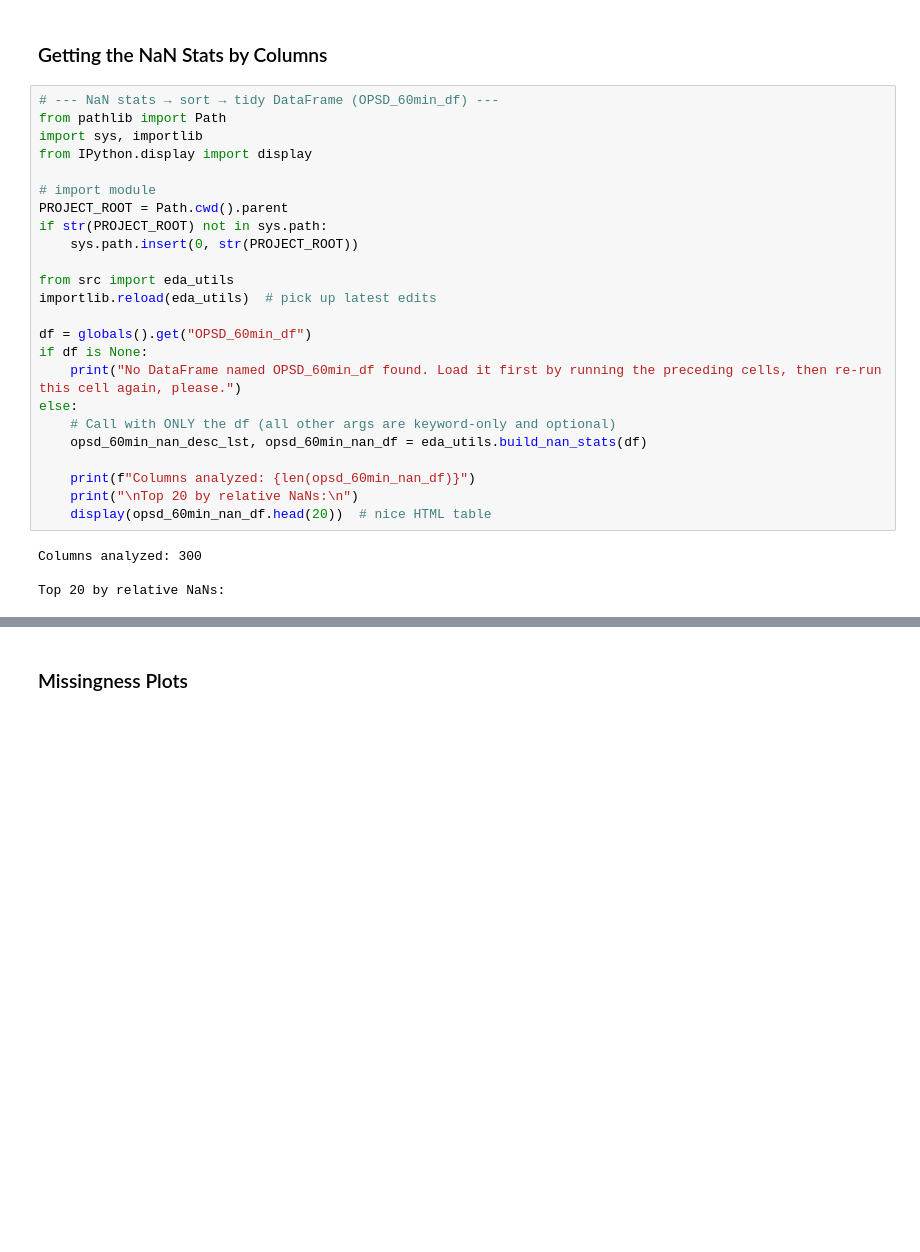
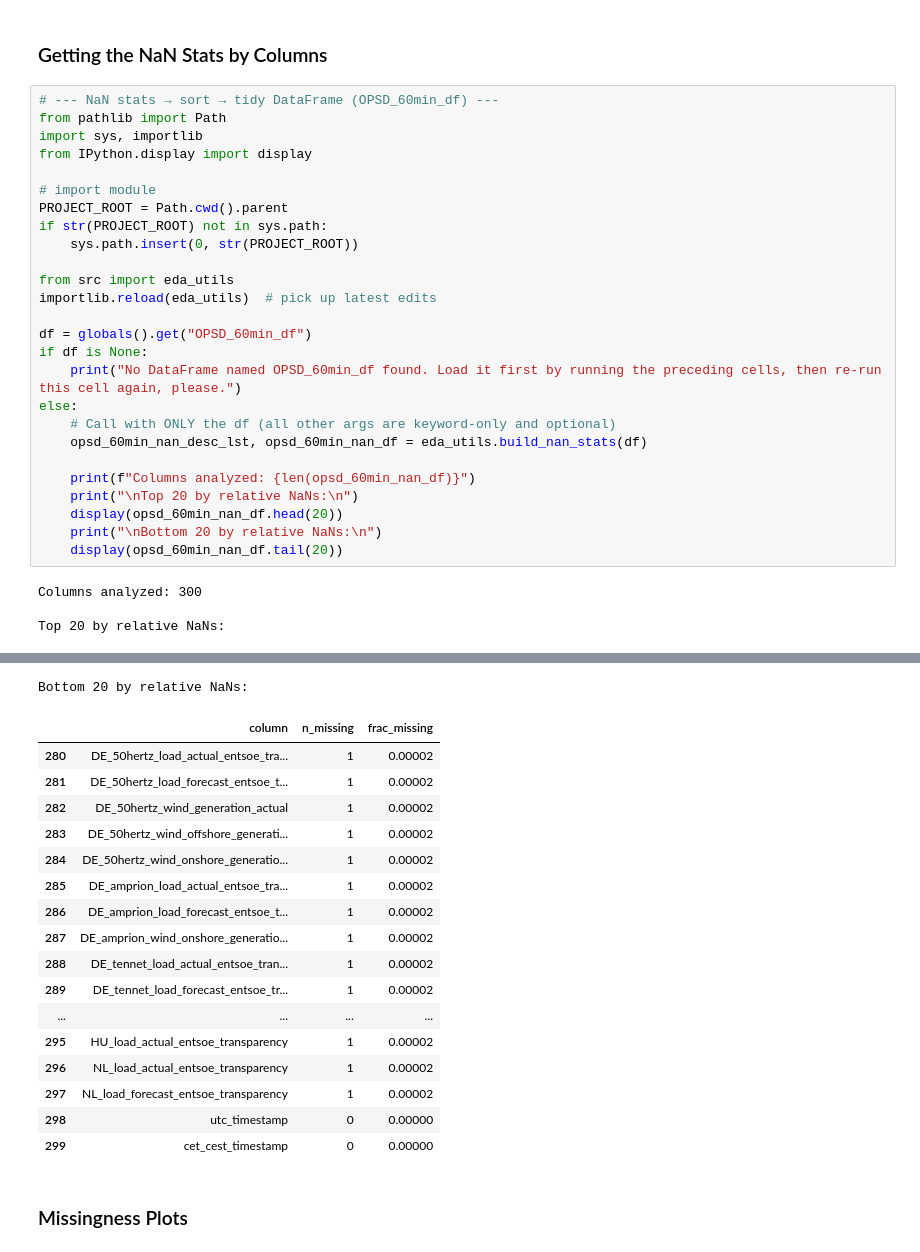
Before and after one commit to F-Skorz/electricity-demand-project, a Jupyter notebook: notebooks/01_OPSD_EDA.ipynb, the cells around one changed output, grey strips where cells are left out. Saved outputs shown, nothing was run; the diff lists cells and outputs as text; blank space fills up the shorter version.

```diff
--- a/notebooks/01_OPSD_EDA.ipynb
+++ b/notebooks/01_OPSD_EDA.ipynb
@@ -126,34 +145,54 @@ importlib.reload(eda_utils)  # pick up latest edits
 df = globals().get("OPSD_60min_df")
 if df is None:
     print("No DataFrame named OPSD_60min_df found. Load it first by running the preceding cells, then re-run this cell again, please.")
 else:
     # Call with ONLY the df (all other args are keyword-only and optional)
     opsd_60min_nan_desc_lst, opsd_60min_nan_df = eda_utils.build_nan_stats(df)
 
     print(f"Columns analyzed: {len(opsd_60min_nan_df)}")
     print("\nTop 20 by relative NaNs:\n")
-    display(opsd_60min_nan_df.head(20))  # nice HTML table
+    display(opsd_60min_nan_df.head(20))
+    print("\nBottom 20 by relative NaNs:\n")
+    display(opsd_60min_nan_df.tail(20))
 # %% [output]
 Columns analyzed: 300
 
 Top 20 by relative NaNs:
 |  | column | n_missing | frac_missing |
 | 0 | HR_solar_generation_actual | 50391 | 0.999802 |
 | 1 | HR_wind_onshore_generation_actual | 50379 | 0.999564 |
 | 2 | PT_wind_generation_actual | 47509 | 0.942620 |
 | 3 | PT_wind_offshore_generation_actual | 47509 | 0.942620 |
 | 4 | PL_solar_generation_actual | 46237 | 0.917383 |
 | 5 | HU_solar_generation_actual | 41436 | 0.822127 |
 | 6 | SK_wind_onshore_generation_actual | 40722 | 0.807960 |
 | 7 | NO_5_wind_onshore_generation_actual | 40132 | 0.796254 |
 | 8 | NO_1_wind_onshore_generation_actual | 35815 | 0.710601 |
 | 9 | DE_LU_load_forecast_entsoe_transp... | 33745 | 0.669530 |
 | ... | ... | ... | ... |
 | 15 | DE_LU_wind_offshore_generation_ac... | 32855 | 0.651872 |
 | 16 | DE_LU_wind_onshore_generation_actual | 32855 | 0.651872 |
 | 17 | ME_wind_onshore_generation_actual | 29941 | 0.594056 |
 | 18 | CY_load_forecast_entsoe_transparency | 29048 | 0.576338 |
 | 19 | UA_load_forecast_entsoe_transparency | 24988 | 0.495784 |
+Bottom 20 by relative NaNs:
+|  | column | n_missing | frac_missing |
+| 280 | DE_50hertz_load_actual_entsoe_tra... | 1 | 0.00002 |
+| 281 | DE_50hertz_load_forecast_entsoe_t... | 1 | 0.00002 |
+| 282 | DE_50hertz_wind_generation_actual | 1 | 0.00002 |
+| 283 | DE_50hertz_wind_offshore_generati... | 1 | 0.00002 |
+| 284 | DE_50hertz_wind_onshore_generatio... | 1 | 0.00002 |
+| 285 | DE_amprion_load_actual_entsoe_tra... | 1 | 0.00002 |
+| 286 | DE_amprion_load_forecast_entsoe_t... | 1 | 0.00002 |
+| 287 | DE_amprion_wind_onshore_generatio... | 1 | 0.00002 |
+| 288 | DE_tennet_load_actual_entsoe_tran... | 1 | 0.00002 |
+| 289 | DE_tennet_load_forecast_entsoe_tr... | 1 | 0.00002 |
+| ... | ... | ... | ... |
+| 295 | HU_load_actual_entsoe_transparency | 1 | 0.00002 |
+| 296 | NL_load_actual_entsoe_transparency | 1 | 0.00002 |
+| 297 | NL_load_forecast_entsoe_transparency | 1 | 0.00002 |
+| 298 | utc_timestamp | 0 | 0.00000 |
+| 299 | cet_cest_timestamp | 0 | 0.00000 |
 # %% [markdown]
 <h3> Missingness Plots </h3>
 # %%
```
Also changed, not shown: parts of 11 cells of this notebook, 1 other file.
